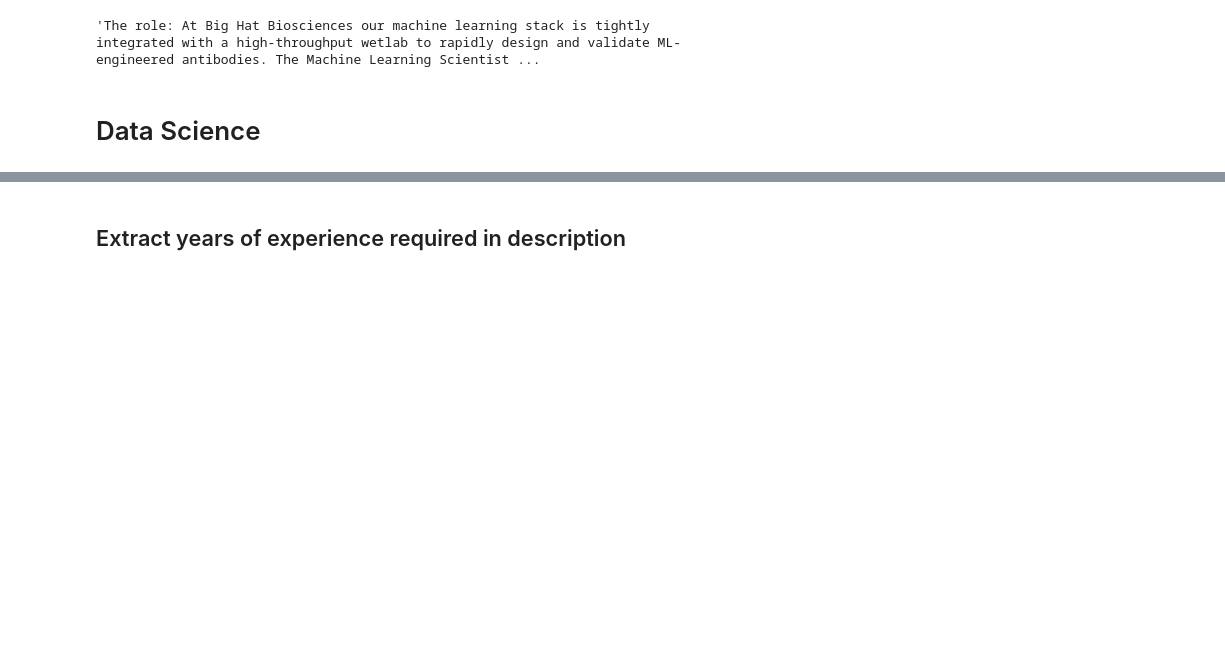
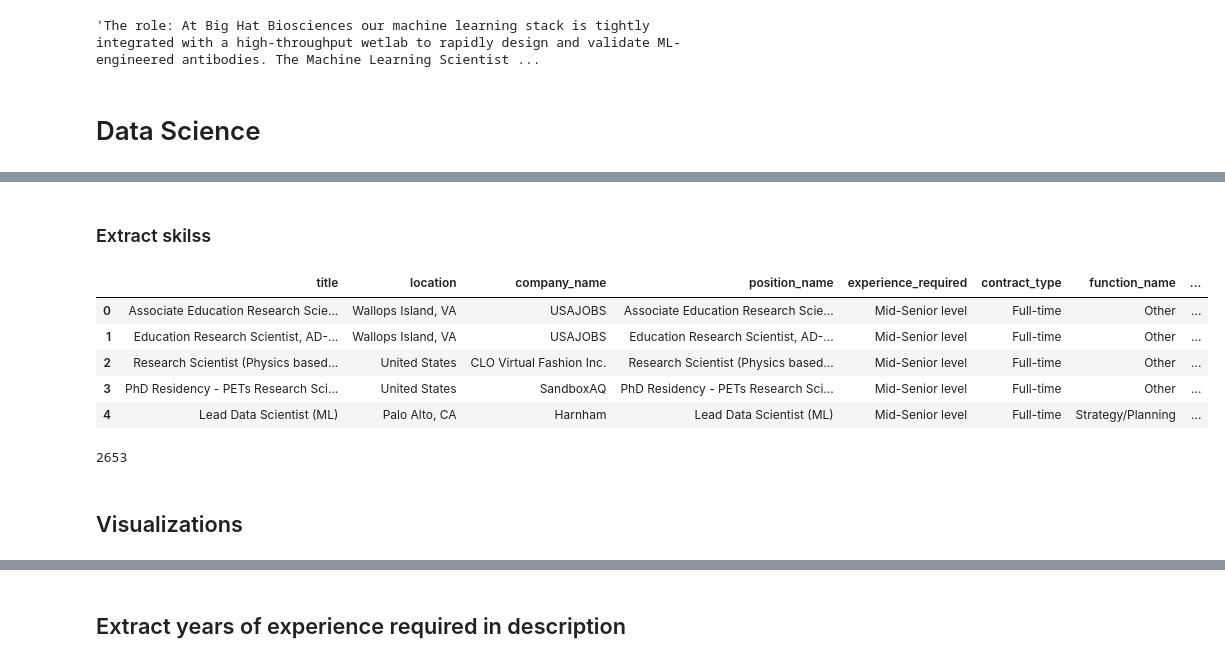
Before and after one commit to lucasvascrocha/LinkedIn-scrap, a Jupyter notebook: google_cloud/analysis.ipynb, the cells around one changed output, grey strips where cells are left out. Cells and saved outputs as stored; diff of their text form; code cells hidden in the pictures; blank space fills up the shorter version.

Commit message:
NER
NER extraction customized

```diff
--- a/google_cloud/analysis.ipynb
+++ b/google_cloud/analysis.ipynb
@@ -430,0 +442,16 @@ df_target.head()
+# %%
+#functions to get skilss
+
+def get_skills(text):
+    doc = nlp(text)
+    myset = []
+    subset = []
+    for ent in doc.ents:
+        if ent.label_ == "SKILL":
+            subset.append(ent.text)
+    myset.append(subset)
+    return subset
+
+
+def unique_skills(x):
+    return list(set(x))
@@ -430,0 +478,19 @@ df_target.head()
+# %%
+clean = []
+#for i in range(data.shape[0]):
+for i in range(len(data.head(50))):
+    review = re.sub(
+        '(@[A-Za-z0-9]+)|([^0-9A-Za-z \t])|(\w+:\/\/\S+)|^rt|http.+?"',
+        " ",
+        data["description"].iloc[i],
+    )
+    review = review.lower()
+    review = review.split()
+    lm = WordNetLemmatizer()
+    review = [
+        lm.lemmatize(word)
+        for word in review
+        if not word in set(stopwords.words("english"))
+    ]
+    review = " ".join(review)
+    clean.append(review)
@@ -430,0 +517,20 @@ df_target.head()
+# %% [markdown]
+### Extract skilss
+# %%
+data['clean_description'] = clean
+data["skills"] = data["clean_description"].str.lower().apply(get_skills)
+data["skills"] = data["skills"].apply(unique_skills)
+data.head()
+# %% [output]
+|  | title | location | company_name | position_name | experience_required | contract_type | function_name | ... |
+| 0 | Associate Education Research Scie... | Wallops Island, VA | USAJOBS | Associate Education Research Scie... | Mid-Senior level | Full-time | Other | ... |
+| 1 | Education Research Scientist, AD-... | Wallops Island, VA | USAJOBS | Education Research Scientist, AD-... | Mid-Senior level | Full-time | Other | ... |
+| 2 | Research Scientist (Physics based... | United States | CLO Virtual Fashion Inc. | Research Scientist (Physics based... | Mid-Senior level | Full-time | Other | ... |
+| 3 | PhD Residency - PETs Research Sci... | United States | SandboxAQ | PhD Residency - PETs Research Sci... | Mid-Senior level | Full-time | Other | ... |
+| 4 | Lead Data Scientist (ML) | Palo Alto, CA | Harnham | Lead Data Scientist (ML) | Mid-Senior level | Full-time | Strategy/Planning | ... |
+# %%
+df_job.shape[0]
+# %% [output]
+2653
+# %% [markdown]
+## Visualizations
```
Also changed, not shown: parts of 111 cells of this notebook, 3 other files.
